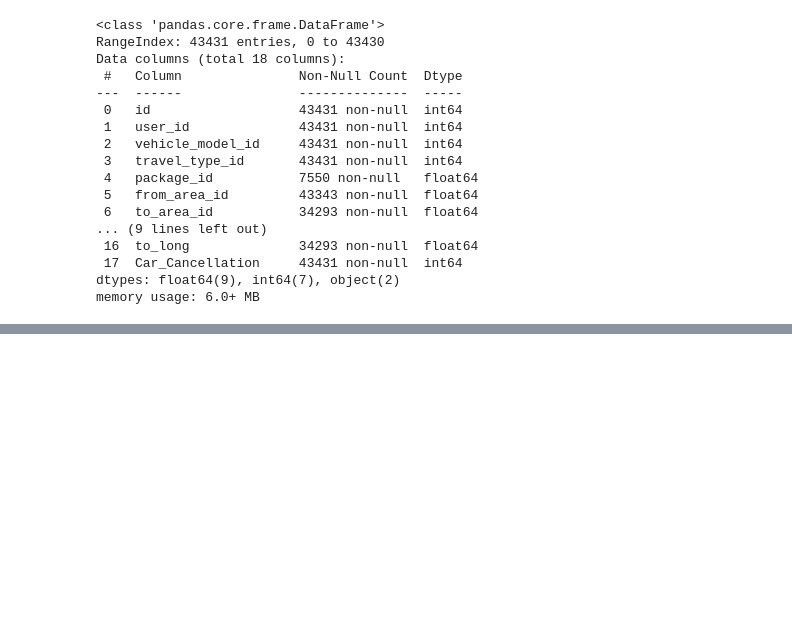
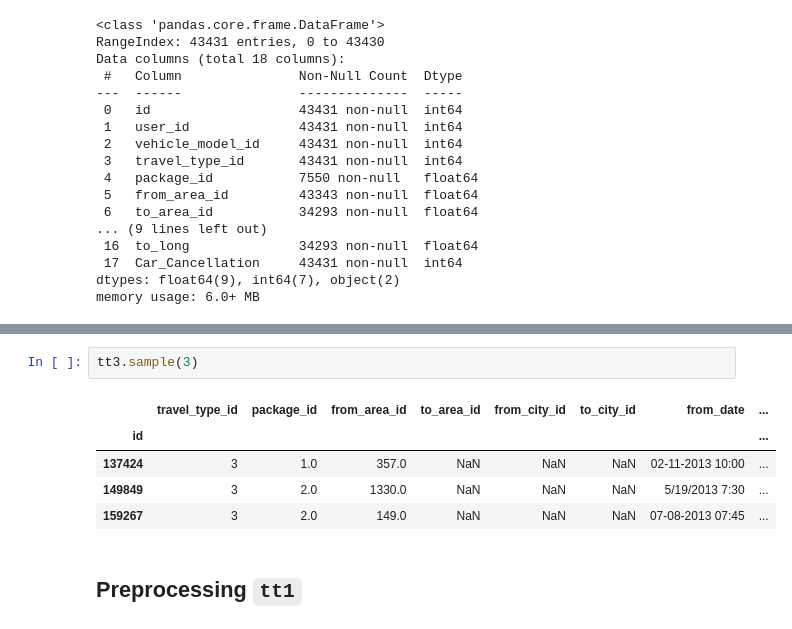
Before and after one commit to sudhirjangra/your_cab_data_analysis, a Jupyter notebook: your_cabs_data_analysis.ipynb, the cells around one changed output, grey strips where cells are left out. Drawn from its saved outputs; the diff is of its cells as text; blank space fills up the shorter version.

```diff
--- a/your_cabs_data_analysis.ipynb
+++ b/your_cabs_data_analysis.ipynb
@@ -113,0 +224,10 @@ memory usage: 6.0+ MB
+# %%
+tt3.sample(3)
+# %% [output]
+|  | travel_type_id | package_id | from_area_id | to_area_id | from_city_id | to_city_id | from_date | ... |
+| id |  |  |  |  |  |  |  | ... |
+| 137424 | 3 | 1.0 | 357.0 | NaN | NaN | NaN | 02-11-2013 10:00 | ... |
+| 149849 | 3 | 2.0 | 1330.0 | NaN | NaN | NaN | 5/19/2013 7:30 | ... |
+| 159267 | 3 | 2.0 | 149.0 | NaN | NaN | NaN | 07-08-2013 07:45 | ... |
+# %% [markdown]
+## Preprocessing `tt1`
```
Also changed, not shown: parts of 20 cells of this notebook.
